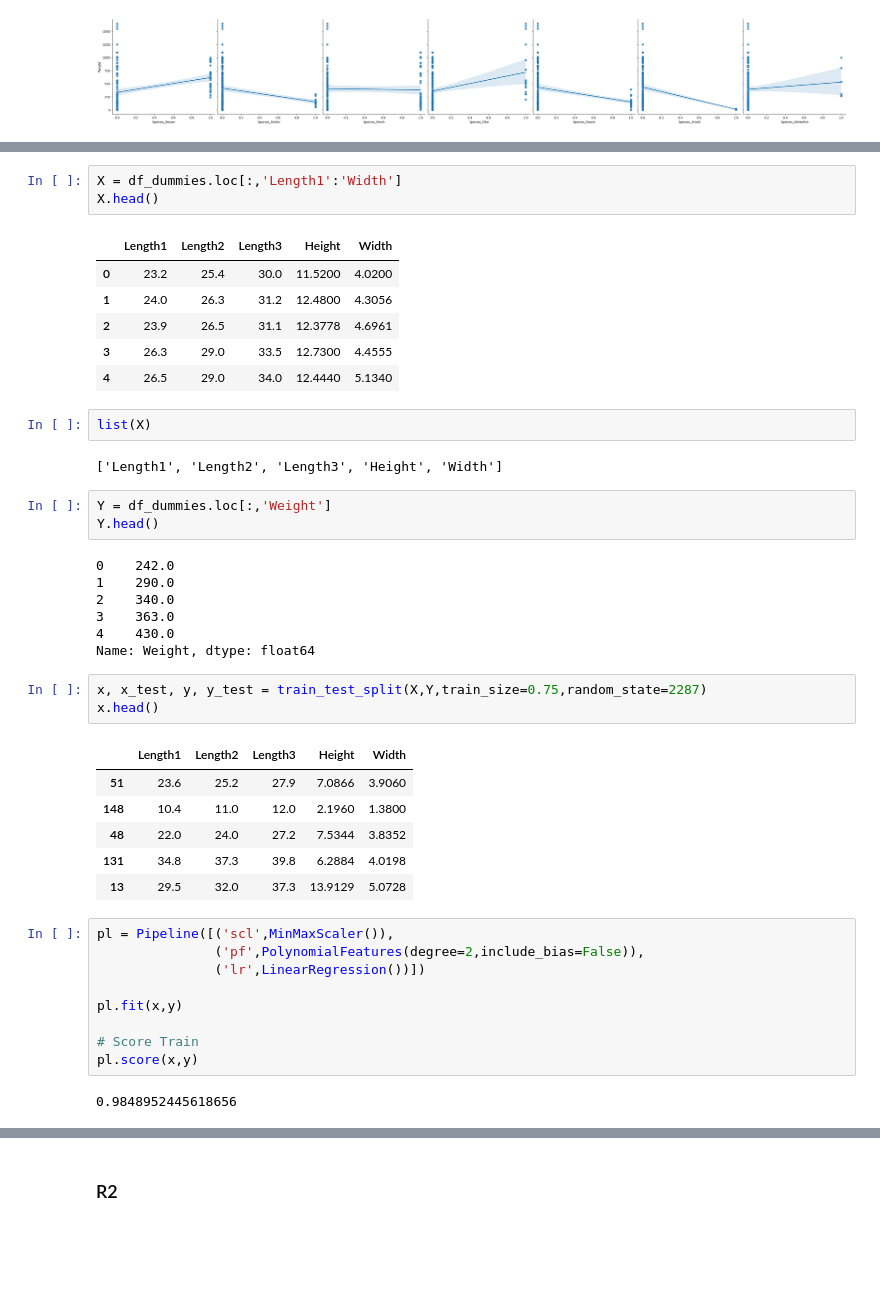
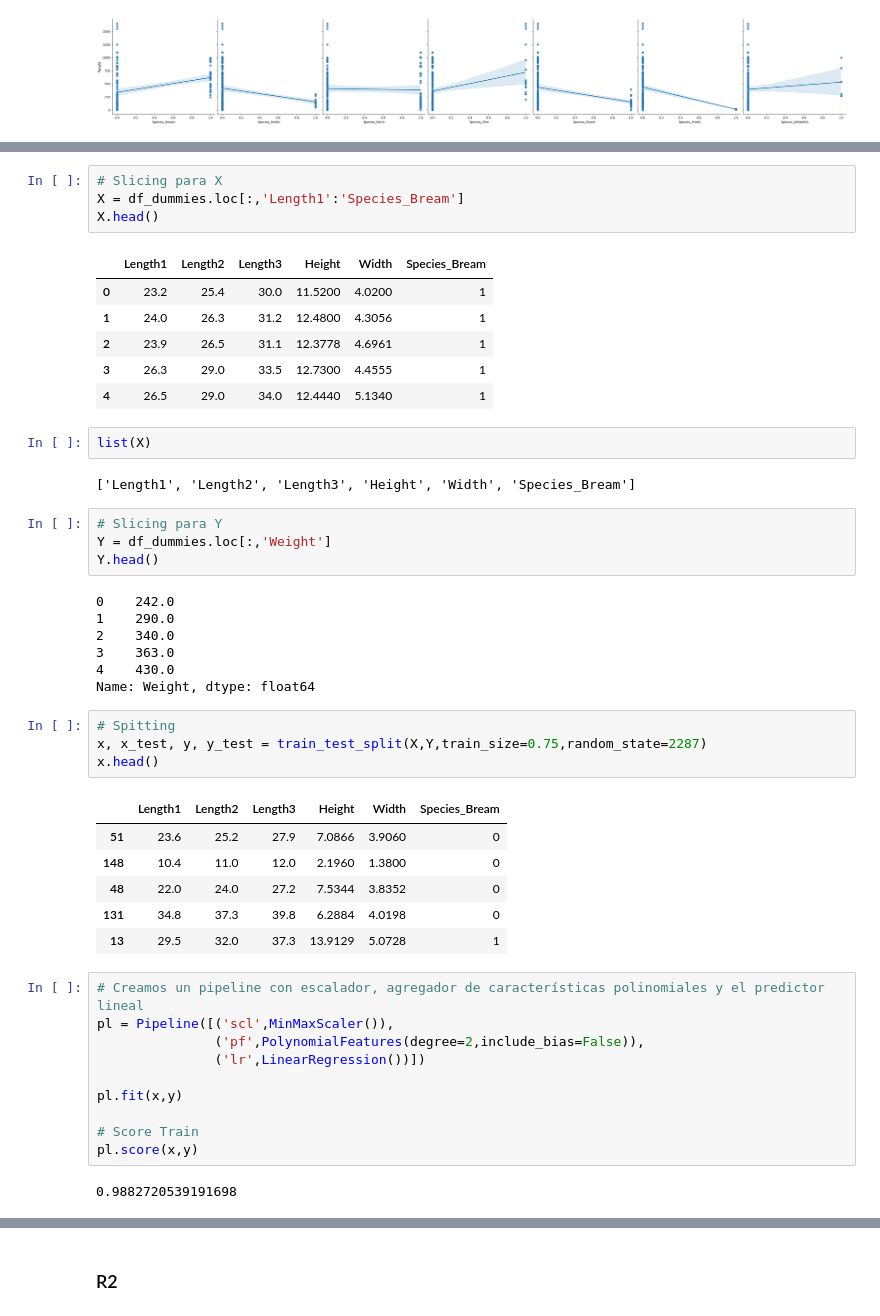
Before and after one commit to SalRmz/DCDP, a Jupyter notebook: 02-Machine-Learning/notebooks/04-Polinomial-Regression.ipynb, the cells around one changed output, grey strips where cells are left out. Saved outputs shown, nothing was run; the diff lists cells and outputs as text; blank space fills up the shorter version.

```diff
--- a/02-Machine-Learning/notebooks/04-Polinomial-Regression.ipynb
+++ b/02-Machine-Learning/notebooks/04-Polinomial-Regression.ipynb
@@ -361,18 +383,20 @@ plt.show()
 # %%
-X = df_dummies.loc[:,'Length1':'Width']
+# Slicing para X
+X = df_dummies.loc[:,'Length1':'Species_Bream']
 X.head()
 # %% [output]
-|  | Length1 | Length2 | Length3 | Height | Width |
-| 0 | 23.2 | 25.4 | 30.0 | 11.5200 | 4.0200 |
-| 1 | 24.0 | 26.3 | 31.2 | 12.4800 | 4.3056 |
-| 2 | 23.9 | 26.5 | 31.1 | 12.3778 | 4.6961 |
-| 3 | 26.3 | 29.0 | 33.5 | 12.7300 | 4.4555 |
-| 4 | 26.5 | 29.0 | 34.0 | 12.4440 | 5.1340 |
+|  | Length1 | Length2 | Length3 | Height | Width | Species_Bream |
+| 0 | 23.2 | 25.4 | 30.0 | 11.5200 | 4.0200 | 1 |
+| 1 | 24.0 | 26.3 | 31.2 | 12.4800 | 4.3056 | 1 |
+| 2 | 23.9 | 26.5 | 31.1 | 12.3778 | 4.6961 | 1 |
+| 3 | 26.3 | 29.0 | 33.5 | 12.7300 | 4.4555 | 1 |
+| 4 | 26.5 | 29.0 | 34.0 | 12.4440 | 5.1340 | 1 |
 # %%
 list(X)
 # %% [output]
-['Length1', 'Length2', 'Length3', 'Height', 'Width']
+['Length1', 'Length2', 'Length3', 'Height', 'Width', 'Species_Bream']
 # %%
+# Slicing para Y
 Y = df_dummies.loc[:,'Weight']
 Y.head()
 # %% [output]
@@ -383,16 +407,18 @@ Y.head()
 4    430.0
 Name: Weight, dtype: float64
 # %%
+# Spitting
 x, x_test, y, y_test = train_test_split(X,Y,train_size=0.75,random_state=2287)
 x.head()
 # %% [output]
-|  | Length1 | Length2 | Length3 | Height | Width |
-| 51 | 23.6 | 25.2 | 27.9 | 7.0866 | 3.9060 |
-| 148 | 10.4 | 11.0 | 12.0 | 2.1960 | 1.3800 |
-| 48 | 22.0 | 24.0 | 27.2 | 7.5344 | 3.8352 |
-| 131 | 34.8 | 37.3 | 39.8 | 6.2884 | 4.0198 |
-| 13 | 29.5 | 32.0 | 37.3 | 13.9129 | 5.0728 |
+|  | Length1 | Length2 | Length3 | Height | Width | Species_Bream |
+| 51 | 23.6 | 25.2 | 27.9 | 7.0866 | 3.9060 | 0 |
+| 148 | 10.4 | 11.0 | 12.0 | 2.1960 | 1.3800 | 0 |
+| 48 | 22.0 | 24.0 | 27.2 | 7.5344 | 3.8352 | 0 |
+| 131 | 34.8 | 37.3 | 39.8 | 6.2884 | 4.0198 | 0 |
+| 13 | 29.5 | 32.0 | 37.3 | 13.9129 | 5.0728 | 1 |
 # %%
+# Creamos un pipeline con escalador, agregador de características polinomiales y el predictor lineal
 pl = Pipeline([('scl',MinMaxScaler()),
                ('pf',PolynomialFeatures(degree=2,include_bias=False)),
                ('lr',LinearRegression())])
@@ -402,5 +428,5 @@ pl.fit(x,y)
 # Score Train
 pl.score(x,y)
 # %% [output]
-0.9848952445618656
+0.9882720539191698
 # %%
```
Also changed, not shown: parts of 14 cells of this notebook.
